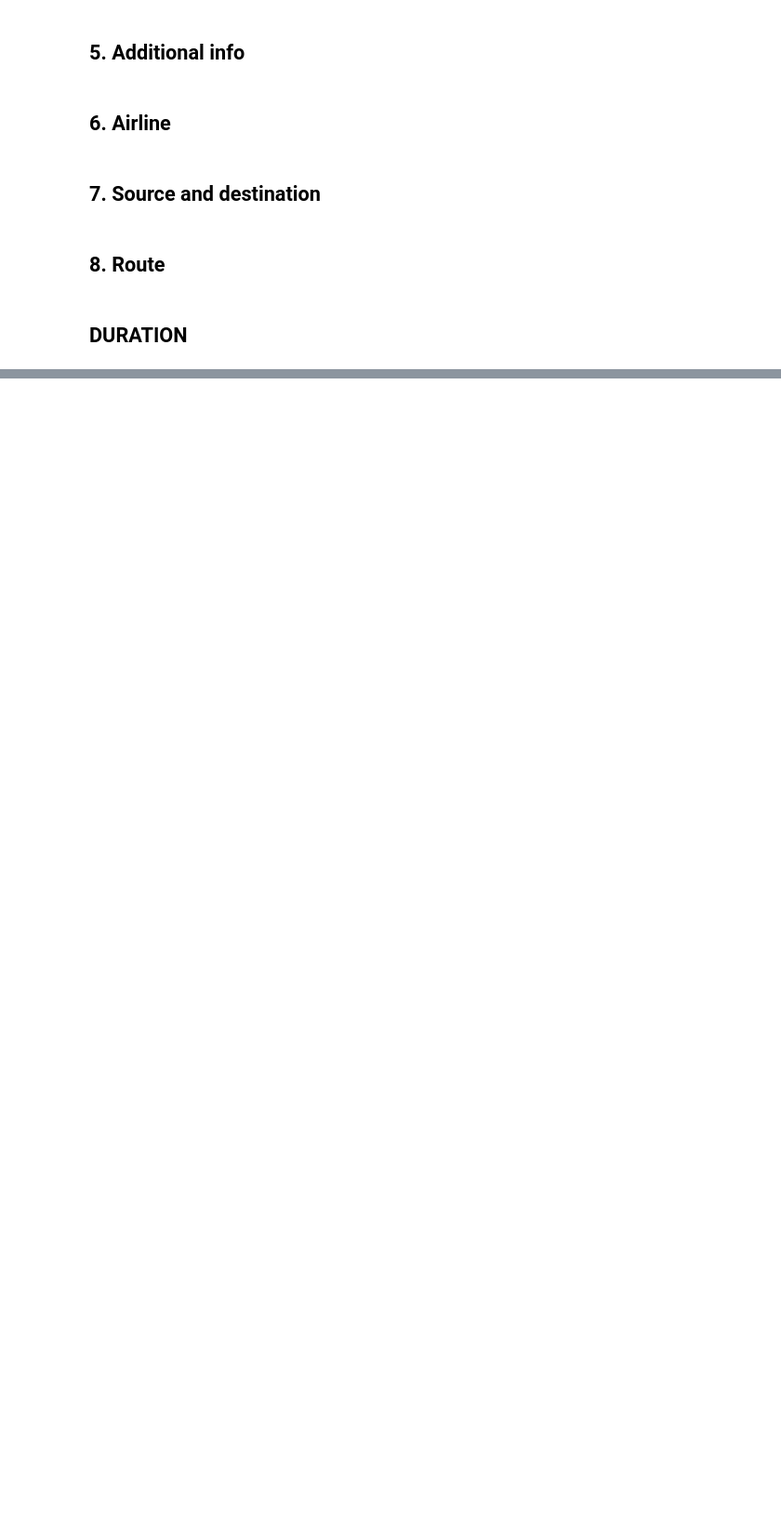
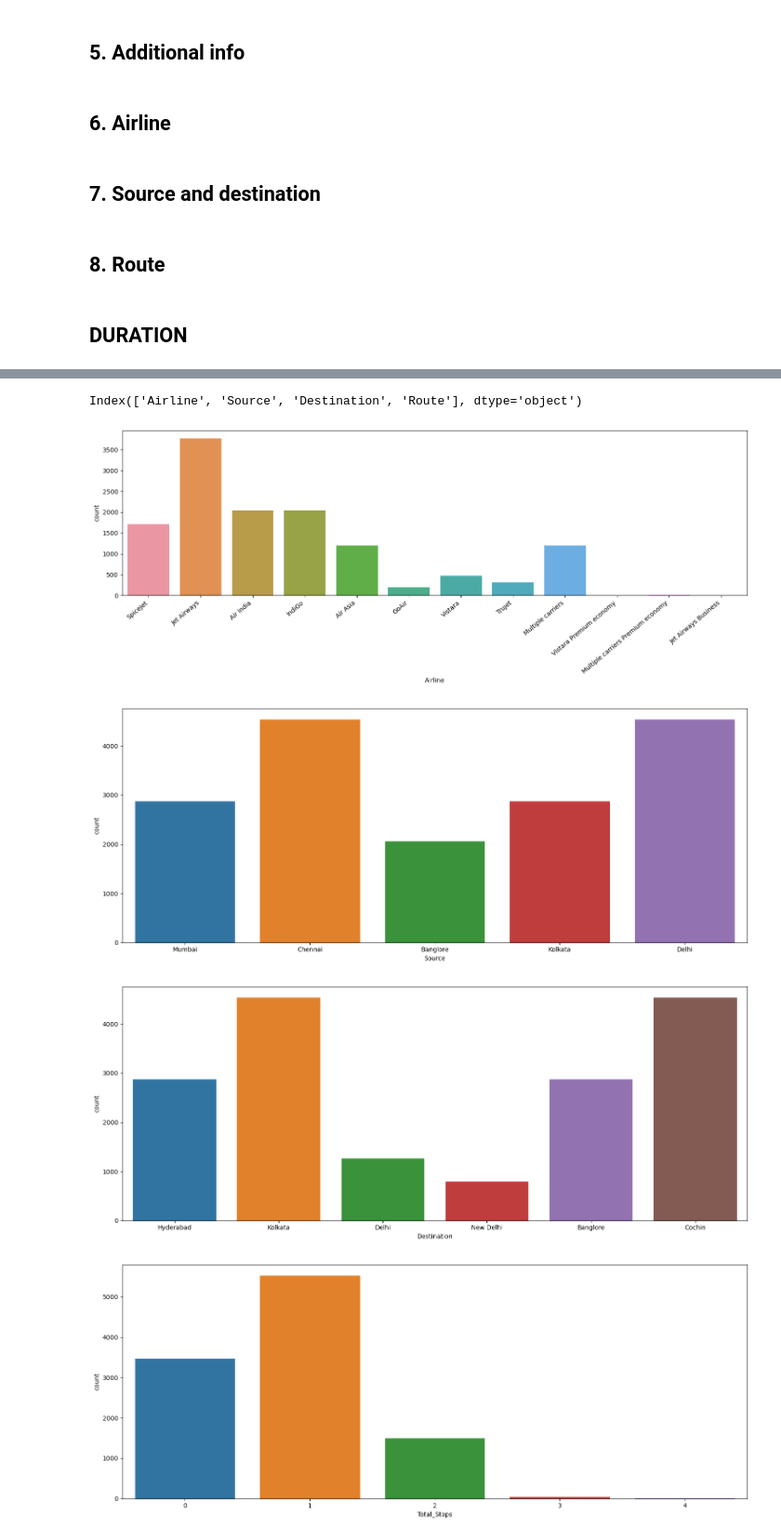
Before and after one commit to mehmetakifkoz/Flight-Ticket-Price-Predictor, a Jupyter notebook: FTTP.ipynb, the cells around one changed output, grey strips where cells are left out. Shown: that part at 93% size. Cells and saved outputs as stored; diff of their text form; code cells hidden in the pictures; blank space fills up the shorter version.

```diff
--- a/FTTP.ipynb
+++ b/FTTP.ipynb
@@ -407,0 +408,19 @@ data.head()
+# %%
+data.select_dtypes(["object"]).columns
+# %% [output]
+Index(['Airline', 'Source', 'Destination', 'Route'], dtype='object')
+# %%
+for i in ["Airline", "Source", "Destination", "Total_Stops"]:
+    plt.figure(figsize = (15,6))
+    sns.countplot(data=data, x=i)
+    ax = sns.countplot(x=i, data=data.sort_values("Price", ascending=True))
+    if i == "Airline":
+        ax.set_xticklabels(ax.get_xticklabels(), rotation=40, ha="right")
+    plt.tight_layout()
+    plt.show()
+    print("\n\n")
+# %% [output]
+[figure, added]
+[figure, added]
+[figure, added]
+[figure, added]
```
Also changed, not shown: parts of 46 cells of this notebook.
